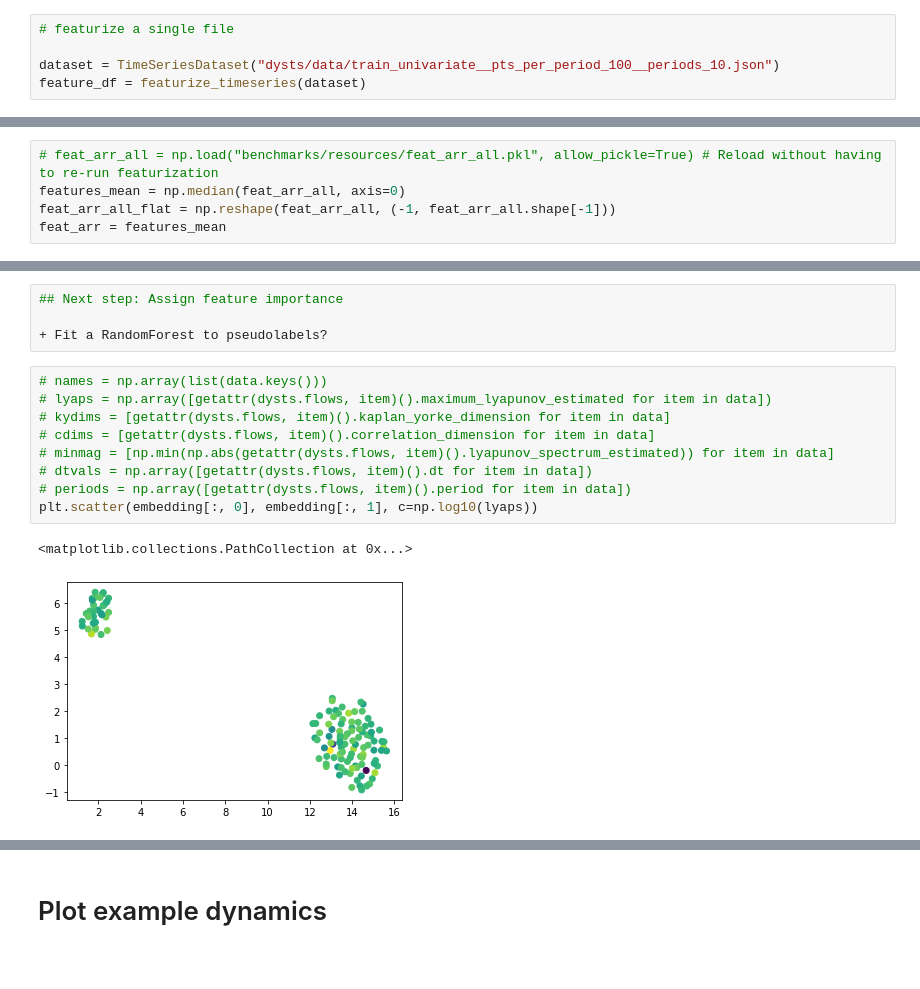
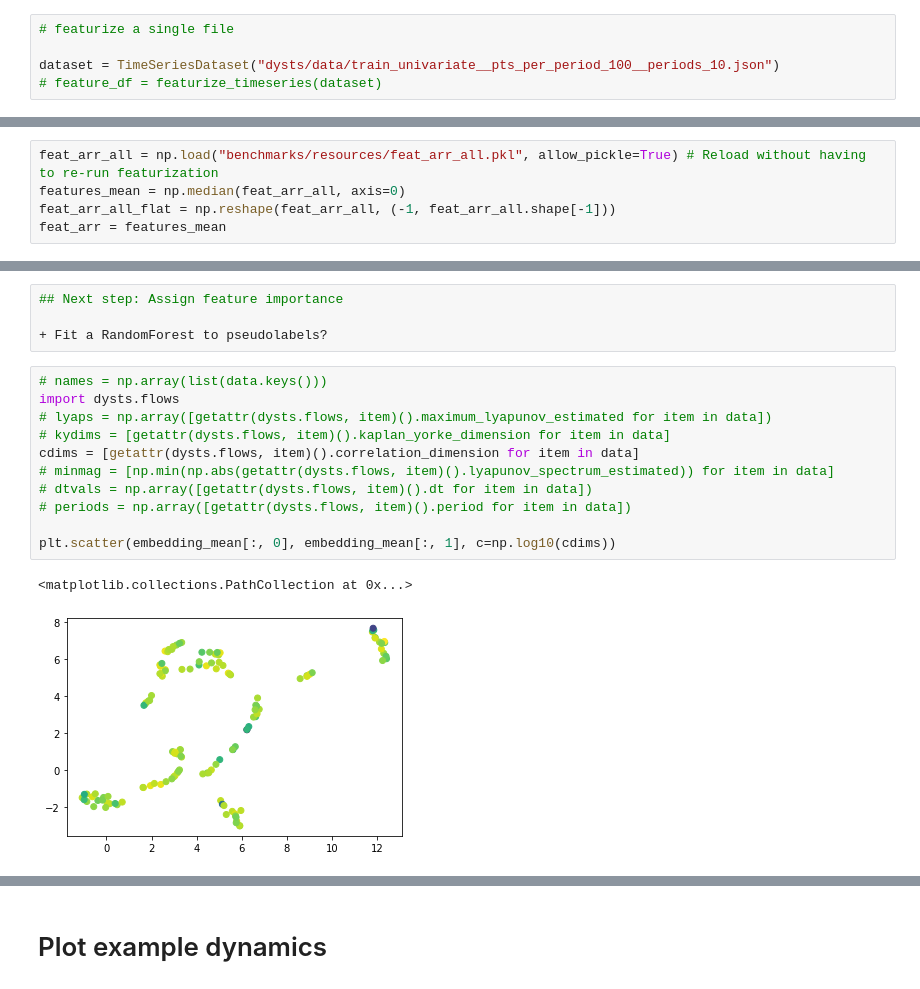
Before and after one commit to williamgilpin/dysts, a Jupyter notebook: descriptive_statistics.ipynb, the cells around one changed output, grey strips where cells are left out. Saved outputs shown, nothing was run; the diff lists cells and outputs as text.

```diff
--- a/descriptive_statistics.ipynb
+++ b/descriptive_statistics.ipynb
@@ -55,7 +56,7 @@ Total models being analyzed is 131.
 # featurize a single file
 
 dataset = TimeSeriesDataset("dysts/data/train_univariate__pts_per_period_100__periods_10.json")
-feature_df = featurize_timeseries(dataset)
+# feature_df = featurize_timeseries(dataset)
 # %%
 # chunk and featurize several time windows
 
@@ -95,7 +96,7 @@ feat_arr_all.dump("benchmarks/resources/feat_arr_all.pkl")
 2256
 ... (28 outputs left out)
 # %%
-# feat_arr_all = np.load("benchmarks/resources/feat_arr_all.pkl", allow_pickle=True) # Reload without having to re-run featurization
+feat_arr_all = np.load("benchmarks/resources/feat_arr_all.pkl", allow_pickle=True) # Reload without having to re-run featurization
 features_mean = np.median(feat_arr_all, axis=0)
 feat_arr_all_flat = np.reshape(feat_arr_all, (-1, feat_arr_all.shape[-1]))
 feat_arr = features_mean
@@ -225,16 +224,18 @@ for label, cluster in zip(np.unique(labels_mean), all_name_clusters):
 + Fit a RandomForest to pseudolabels?
 # %%
 # names = np.array(list(data.keys()))
+import dysts.flows
 # lyaps = np.array([getattr(dysts.flows, item)().maximum_lyapunov_estimated for item in data])
 # kydims = [getattr(dysts.flows, item)().kaplan_yorke_dimension for item in data]
-# cdims = [getattr(dysts.flows, item)().correlation_dimension for item in data]
+cdims = [getattr(dysts.flows, item)().correlation_dimension for item in data]
 # minmag = [np.min(np.abs(getattr(dysts.flows, item)().lyapunov_spectrum_estimated)) for item in data]
 # dtvals = np.array([getattr(dysts.flows, item)().dt for item in data])
 # periods = np.array([getattr(dysts.flows, item)().period for item in data])
-plt.scatter(embedding[:, 0], embedding[:, 1], c=np.log10(lyaps))
+
+plt.scatter(embedding_mean[:, 0], embedding_mean[:, 1], c=np.log10(cdims))
 # %% [output]
 <matplotlib.collections.PathCollection at 0x...>
-[figure, old version]
+[figure, new version]
 # %%
 from scipy.stats import spearmanr
 
```
Also changed, not shown: parts of 9 cells of this notebook, 4 other files.
